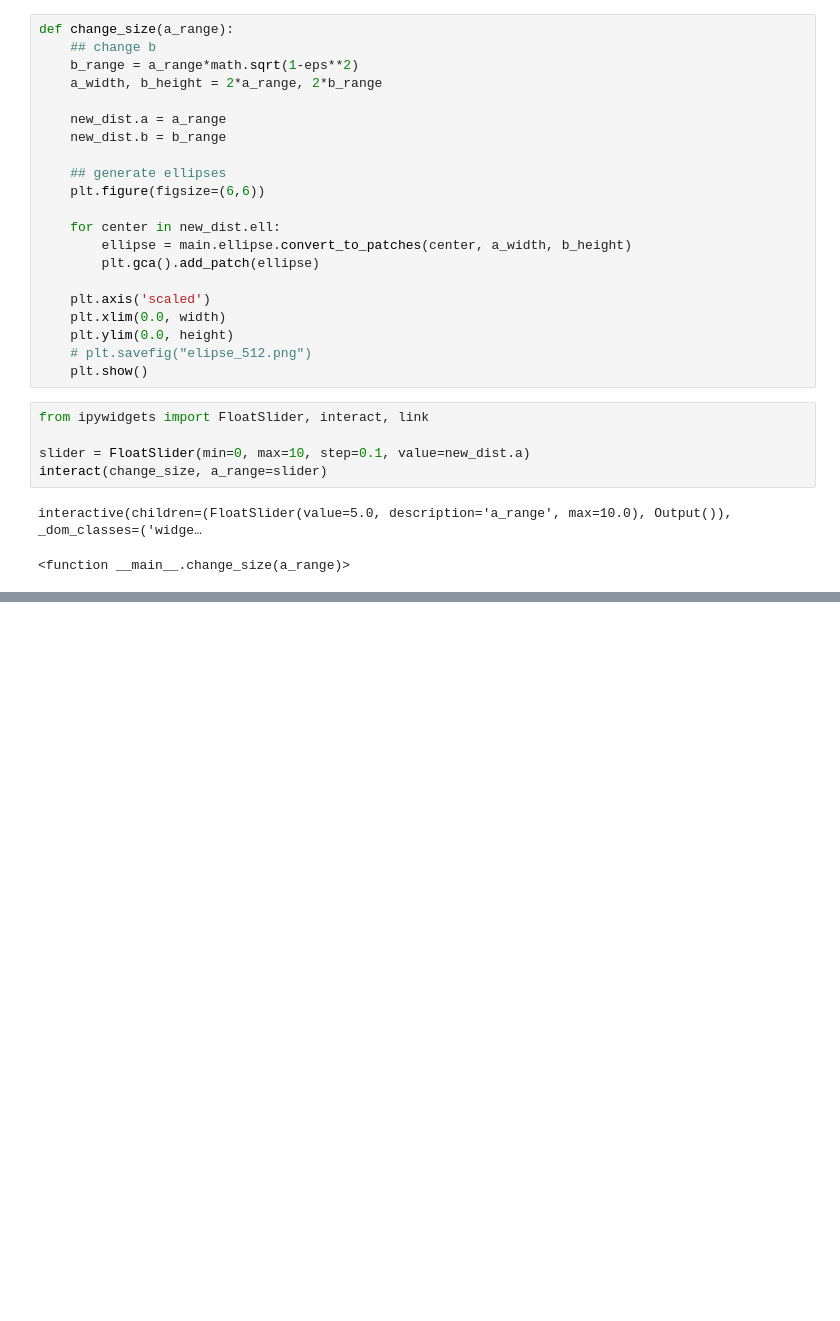
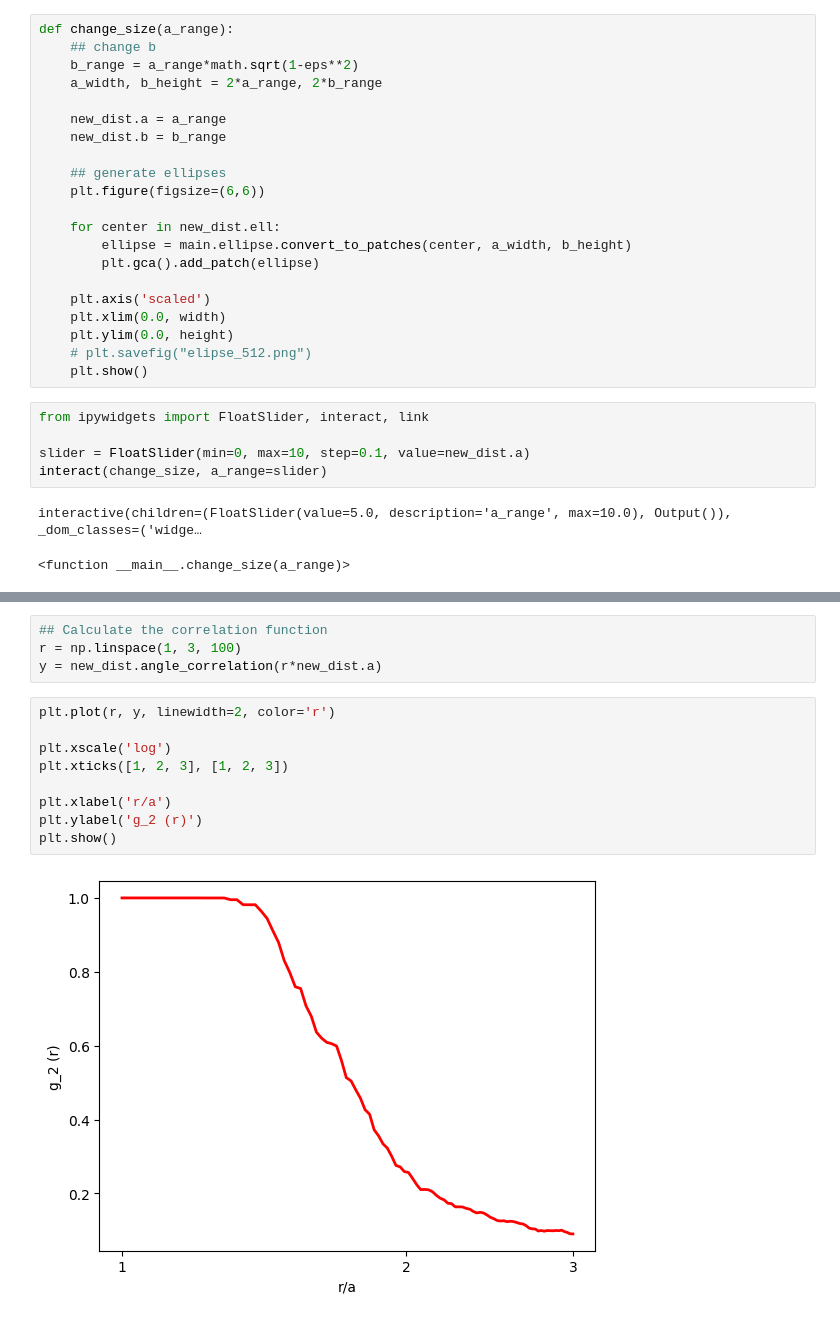
Before and after one commit to tinaaah/magistrska, a Jupyter notebook: code/mc.ipynb, the cells around one changed output, grey strips where cells are left out. Cells and saved outputs as stored; diff of their text form; blank space fills up the shorter version.

```diff
--- a/code/mc.ipynb
+++ b/code/mc.ipynb
@@ -183,0 +180,15 @@ plt.show()
+# %%
+## Calculate the correlation function
+r = np.linspace(1, 3, 100)
+y = new_dist.angle_correlation(r*new_dist.a)
+# %%
+plt.plot(r, y, linewidth=2, color='r')
+
+plt.xscale('log')
+plt.xticks([1, 2, 3], [1, 2, 3])
+
+plt.xlabel('r/a')
+plt.ylabel('g_2 (r)')
+plt.show()
+# %% [output]
+[figure, added]
```
Also changed, not shown: parts of 12 cells of this notebook, 4 other files.
